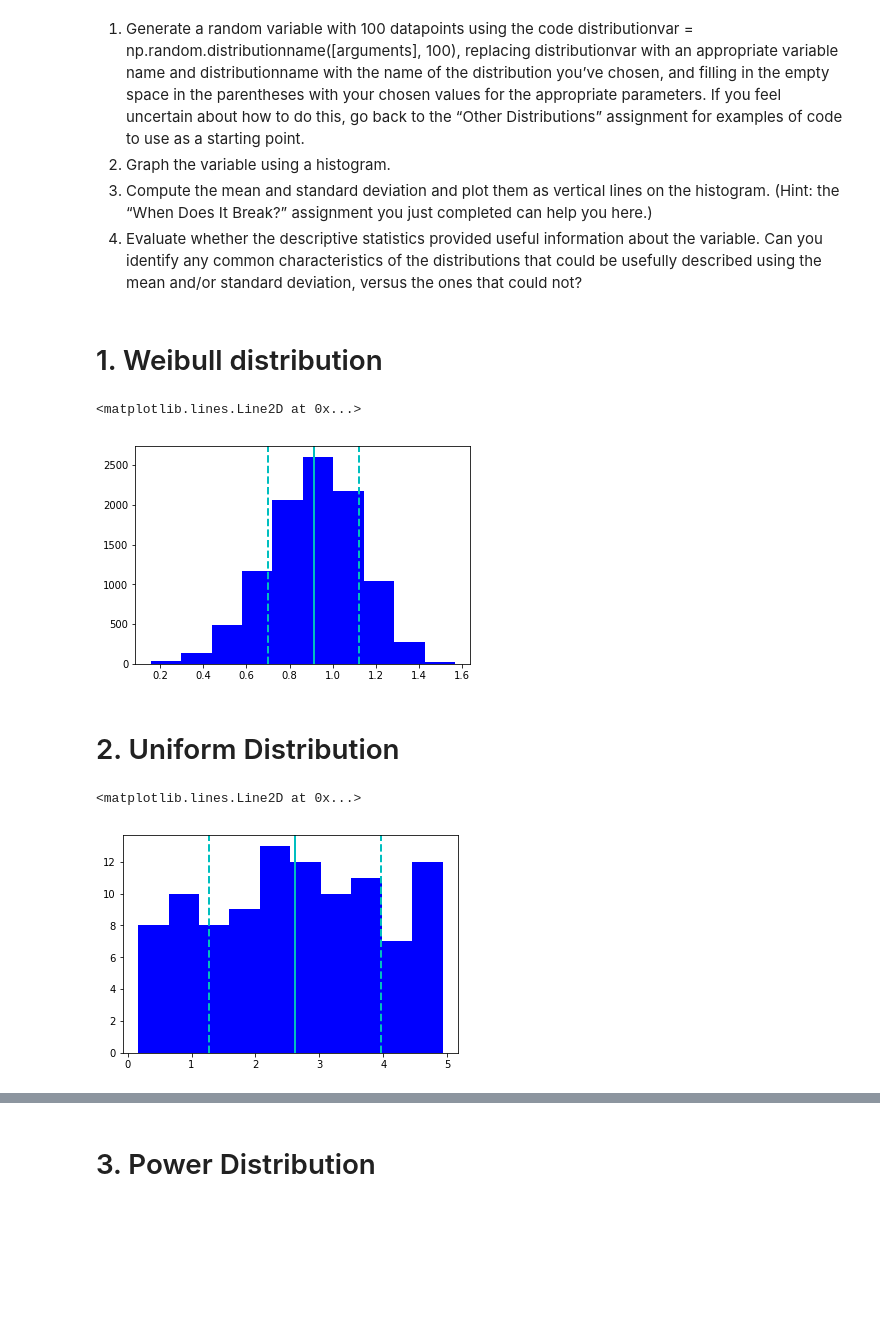
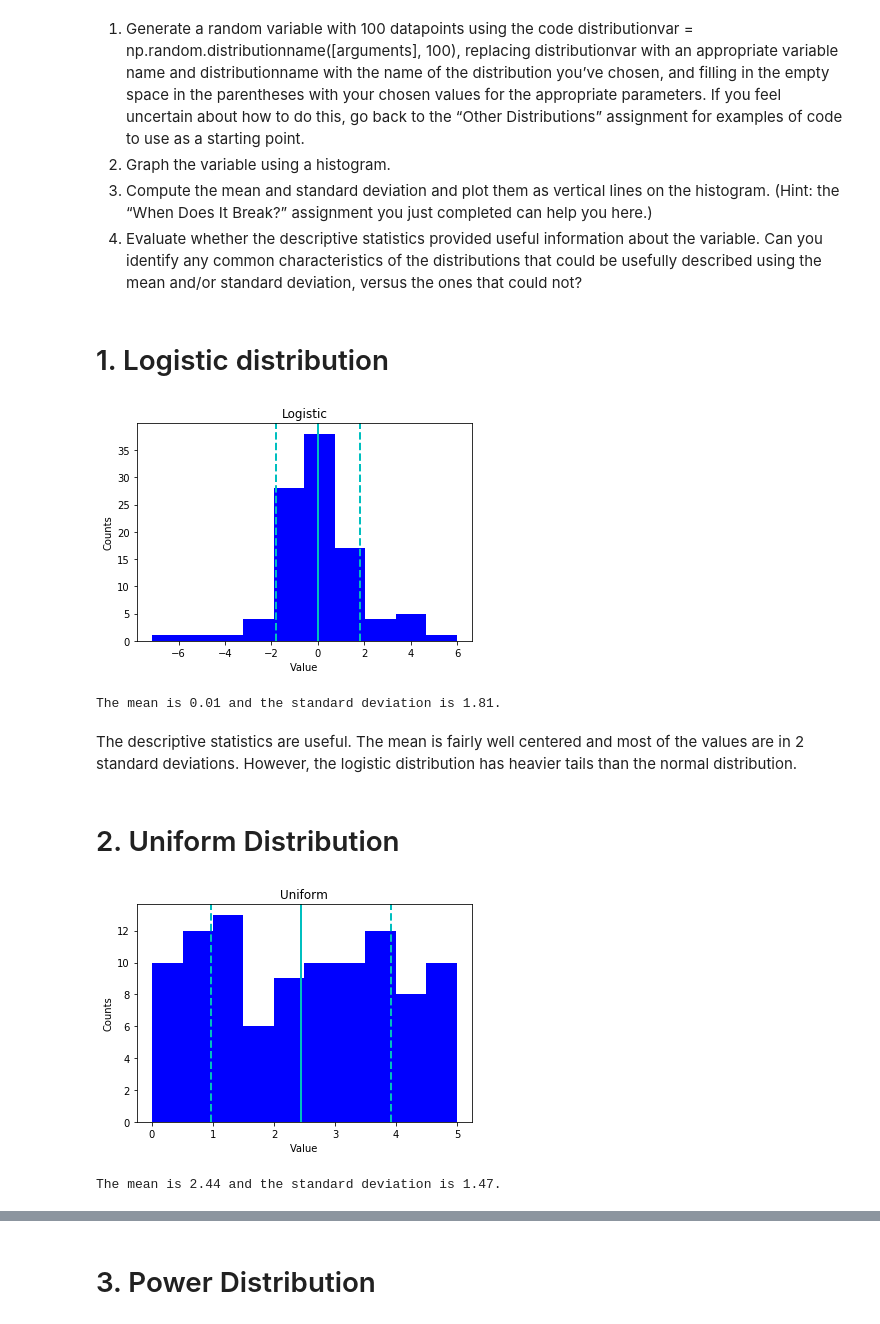
Before and after one commit to cbevis/Thinkful_Unit3_Statistics, a Jupyter notebook: U3_L3_P4_Descriptive_Statistics.ipynb, the cells around one changed output, grey strips where cells are left out. Drawn from its saved outputs; the diff is of its cells as text; code cells hidden in the pictures; blank space fills up the shorter version.

```diff
--- a/U3_L3_P4_Descriptive_Statistics.ipynb
+++ b/U3_L3_P4_Descriptive_Statistics.ipynb
@@ -10,35 +10,42 @@ import matplotlib.pyplot as plt
 %matplotlib inline
 
 size = 100
+# %%
+def plot_distribution(distribution, name):
+    plt.hist(distribution, color='b')
+    mean = np.mean(distribution)
+    std = np.std(distribution)
+
+    plt.axvline(mean, color='c', linewidth=2, linestyle='solid')
+    plt.axvline(mean + std, color='c', linewidth=2, linestyle='dashed')
+    plt.axvline(mean - std, color='c', linewidth=2, linestyle='dashed')
+
+    plt.title(name)
+    plt.xlabel('Value')
+    plt.ylabel('Counts')
+
+    plt.show()
+
+    print('The mean is {:0.2f} and the standard deviation is {:0.2f}.'.format(mean, std))
 # %% [markdown]
-# 1. Weibull distribution
+# 1. Logistic distribution
-# %%
-# Initialize 1 parameter weibull with shape parameter a = 0.5, n = 100
-weibull = np.random.weibull(5, 10000)
-
-plt.hist(weibull, color='b')
-mean_weibull = np.mean(weibull)
-std_weibull = np.std(weibull)
-
-plt.axvline(mean_weibull, color='c', linewidth=2, linestyle='solid')
-plt.axvline(mean_weibull + std_weibull, color='c', linewidth=2, linestyle='dashed')
-plt.axvline(mean_weibull - std_weibull, color='c', linewidth=2, linestyle='dashed')
-# %% [output]
-<matplotlib.lines.Line2D at 0x...>
-[figure, removed]
+# %%
+# Initialize logistic distribution with loc=0, scale = 1, size = 100
+logistic = np.random.logistic(size=size)
+
+plot_distribution(logistic, 'Logistic')
+# %% [output]
+[figure, added]
+The mean is 0.01 and the standard deviation is 1.81.
+# %% [markdown]
+The descriptive statistics are useful.  The mean is fairly well centered and most of the values are in 2 standard deviations.  However, the logistic distribution has heavier tails than the normal distribution.
 # %% [markdown]
 # 2. Uniform Distribution
-# %%
-# Initialize uniform distribution with min 0, max 5
-uniform = np.random.uniform(0, 5, size)
-
-plt.hist(uniform, color='b')
-mean_uniform = np.mean(uniform)
-std_uniform = np.std(uniform)
-
-plt.axvline(mean_uniform, color='c', linewidth=2, linestyle='solid')
-plt.axvline(mean_uniform + std_uniform, color='c', linewidth=2, linestyle='dashed')
-plt.axvline(mean_uniform - std_uniform, color='c', linewidth=2, linestyle='dashed')
-# %% [output]
-<matplotlib.lines.Line2D at 0x...>
-[figure, removed]
+# %%
+# Initialize uniform distribution with min 0, max 5
+uniform = np.random.uniform(0, 5, size)
+
+plot_distribution(uniform, 'Uniform')
+# %% [output]
+[figure, added]
+The mean is 2.44 and the standard deviation is 1.47.
```
Also changed, not shown: parts of 18 cells of this notebook.
